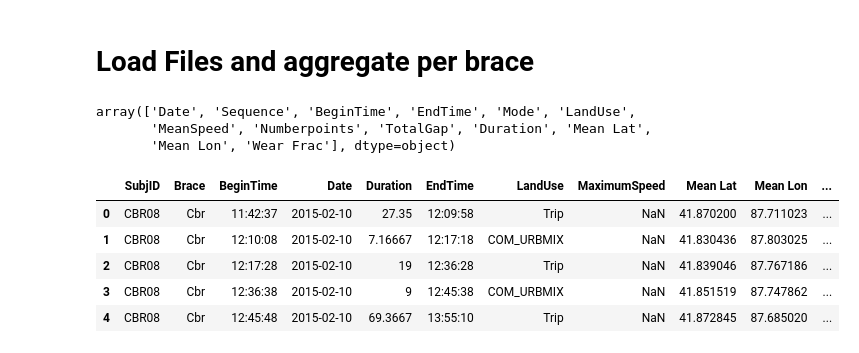
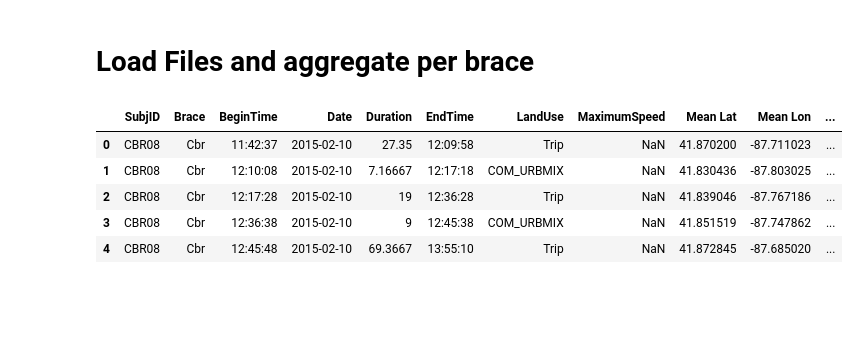
Before and after one commit to Luke3D/CbrAnalysis, a Jupyter notebook: GPS_AnalysisUIC.ipynb, the cells around one changed output. Drawn from its saved outputs; the diff is of its cells as text; code cells hidden in the pictures; blank space fills up the shorter version.

```diff
--- a/GPS_AnalysisUIC.ipynb
+++ b/GPS_AnalysisUIC.ipynb
@@ -143,6 +114,9 @@ for f in list(set(fwt)-set(fconv)):
         #load files
         print(f)
         Gpsdata = pd.read_csv(path+'GPSWT/'+f)
+        #include long sign
+        lonsgn = np.cos((Gpsdata['E/W']=='W')*np.pi)
+        Gpsdata['LONGITUDE'] = Gpsdata['LONGITUDE']*lonsgn
         Subjid = f[:5]
         trial = f[6] #cbrace,SCO or baseline
         switcher = {'C':'CBR','S':'SCO','B':'Baseline'}
@@ -173,35 +137,31 @@ CBR21_CBrace.csv
 # %% [markdown]
 # Load Files and aggregate per brace
-# %%
-d = pd.read_csv(path+'UIC_GPSData/w_LatLonWear/CBR08_CBrace.csv')
-# %%
-d['SubjID'] = 1
-c = d.columns
-c = c.values
-c[:-1]
-# %% [output]
-array(['Date', 'Sequence', 'BeginTime', 'EndTime', 'Mode', 'LandUse',
-       'MeanSpeed', 'Numberpoints', 'TotalGap', 'Duration', 'Mean Lat',
-       'Mean Lon', 'Wear Frac'], dtype=object)
 # %%
 Data = pd.DataFrame()
 for f in os.listdir(path+'UIC_GPSData/w_LatLonWear/'):
 #     print(f)
-    d = pd.read_csv(os.path.join(path+'UIC_GPSData/w_LatLonWear/',f))
-    del d['Unnamed: 0']
-    d['SubjID'] = str(f[:5])
-    d['Brace'] = str.capitalize(f[6:9])
-    Data = pd.concat([Data,d]) #concatenate data from each subj
+    if os.path.isfile(os.path.join(path+'UIC_GPSData/w_LatLonWear/',f)):
+        d = pd.read_csv(os.path.join(path+'UIC_GPSData/w_LatLonWear/',f))
+        del d['Unnamed: 0']
+        d['SubjID'] = str(f[:5])
+        d['Brace'] = str.capitalize(f[6:9])
+        Data = pd.concat([Data,d]) #concatenate data from each subj
+    else:
+        #skip directories
+        continue
 # %%
 cols=list((Data.columns).values)
 cols.remove('SubjID')
 cols.remove('Brace')
 Data = Data[['SubjID','Brace']+cols]
+Data['LandUse'] = Data.LandUse.astype(str)
+# Data['BeginTime']= Data[['BeginTime']].applymap(lambda x: dt.datetime.strptime(x,'%H:%M:%S').time())
+# Data['EndTime']= Data[['EndTime']].applymap(lambda x: dt.datetime.strptime(x,'%H:%M:%S').time())
 Data.head()
 # %% [output]
 |  | SubjID | Brace | BeginTime | Date | Duration | EndTime | LandUse | MaximumSpeed | Mean Lat | Mean Lon | ... |
-| 0 | CBR08 | Cbr | 11:42:37 | 2015-02-10 | 27.35 | 12:09:58 | Trip | NaN | 41.870200 | 87.711023 | ... |
-| 1 | CBR08 | Cbr | 12:10:08 | 2015-02-10 | 7.16667 | 12:17:18 | COM_URBMIX | NaN | 41.830436 | 87.803025 | ... |
-| 2 | CBR08 | Cbr | 12:17:28 | 2015-02-10 | 19 | 12:36:28 | Trip | NaN | 41.839046 | 87.767186 | ... |
-| 3 | CBR08 | Cbr | 12:36:38 | 2015-02-10 | 9 | 12:45:38 | COM_URBMIX | NaN | 41.851519 | 87.747862 | ... |
-| 4 | CBR08 | Cbr | 12:45:48 | 2015-02-10 | 69.3667 | 13:55:10 | Trip | NaN | 41.872845 | 87.685020 | ... |
+| 0 | CBR08 | Cbr | 11:42:37 | 2015-02-10 | 27.35 | 12:09:58 | Trip | NaN | 41.870200 | -87.711023 | ... |
+| 1 | CBR08 | Cbr | 12:10:08 | 2015-02-10 | 7.16667 | 12:17:18 | COM_URBMIX | NaN | 41.830436 | -87.803025 | ... |
+| 2 | CBR08 | Cbr | 12:17:28 | 2015-02-10 | 19 | 12:36:28 | Trip | NaN | 41.839046 | -87.767186 | ... |
+| 3 | CBR08 | Cbr | 12:36:38 | 2015-02-10 | 9 | 12:45:38 | COM_URBMIX | NaN | 41.851519 | -87.747862 | ... |
+| 4 | CBR08 | Cbr | 12:45:48 | 2015-02-10 | 69.3667 | 13:55:10 | Trip | NaN | 41.872845 | -87.685020 | ... |
```
Also changed, not shown: parts of 38 cells of this notebook.
